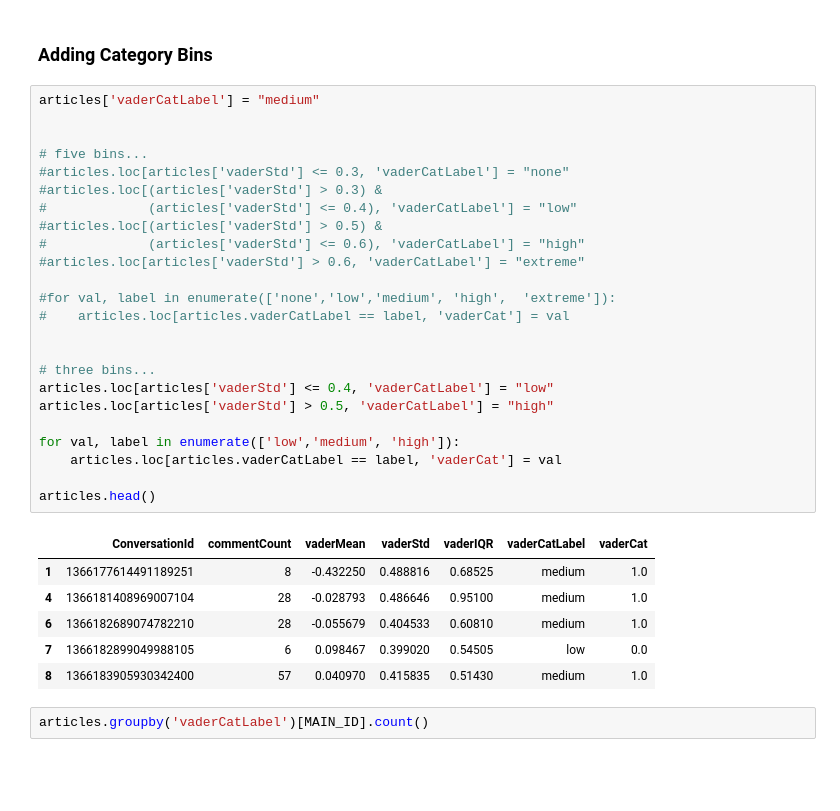
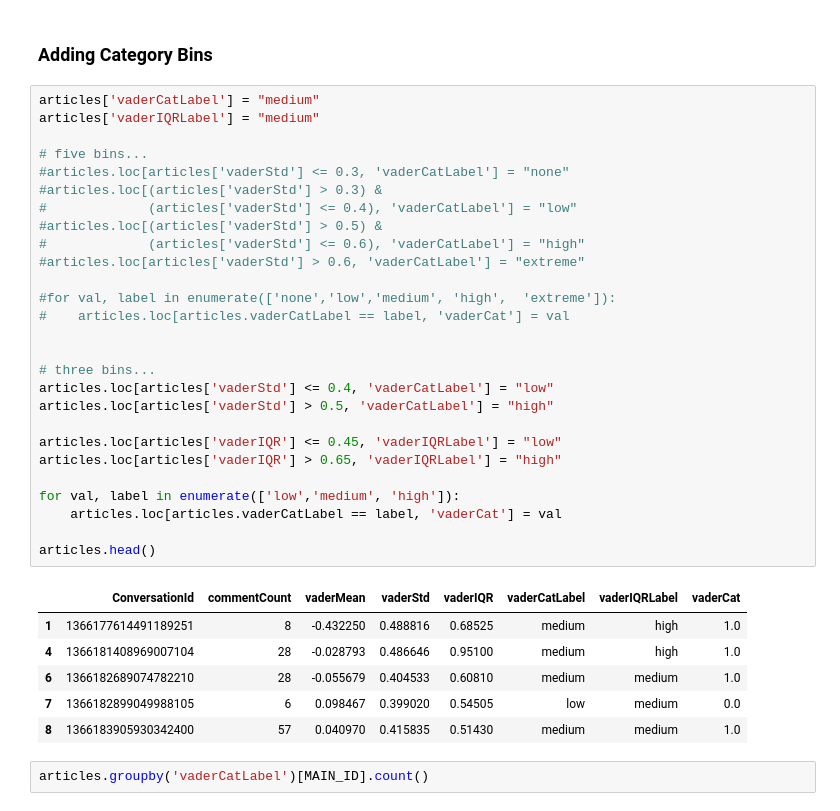
Before and after one commit to advanced-ml-project/project, a Jupyter notebook: sentiment_scores.ipynb, the cells around one changed output. Drawn from its saved outputs; the diff is of its cells as text; blank space fills up the shorter version.

```diff
--- a/sentiment_scores.ipynb
+++ b/sentiment_scores.ipynb
@@ -161,35 +171,38 @@ sns.histplot(x='vaderStd',
 ### Adding Category Bins
 # %%
 articles['vaderCatLabel'] = "medium"
-
+articles['vaderIQRLabel'] = "medium"
 
 # five bins...
 #articles.loc[articles['vaderStd'] <= 0.3, 'vaderCatLabel'] = "none"
 #articles.loc[(articles['vaderStd'] > 0.3) &
 #             (articles['vaderStd'] <= 0.4), 'vaderCatLabel'] = "low"
 #articles.loc[(articles['vaderStd'] > 0.5) &
 #             (articles['vaderStd'] <= 0.6), 'vaderCatLabel'] = "high"
 #articles.loc[articles['vaderStd'] > 0.6, 'vaderCatLabel'] = "extreme"
 
 #for val, label in enumerate(['none','low','medium', 'high',  'extreme']):
 #    articles.loc[articles.vaderCatLabel == label, 'vaderCat'] = val
 
 
 # three bins...
 articles.loc[articles['vaderStd'] <= 0.4, 'vaderCatLabel'] = "low"
 articles.loc[articles['vaderStd'] > 0.5, 'vaderCatLabel'] = "high"
 
+articles.loc[articles['vaderIQR'] <= 0.45, 'vaderIQRLabel'] = "low"
+articles.loc[articles['vaderIQR'] > 0.65, 'vaderIQRLabel'] = "high"
+
 for val, label in enumerate(['low','medium', 'high']):
     articles.loc[articles.vaderCatLabel == label, 'vaderCat'] = val
 
 articles.head()
 # %% [output]
-|  | ConversationId | commentCount | vaderMean | vaderStd | vaderIQR | vaderCatLabel | vaderCat |
-| 1 | 1366177614491189251 | 8 | -0.432250 | 0.488816 | 0.68525 | medium | 1.0 |
-| 4 | 1366181408969007104 | 28 | -0.028793 | 0.486646 | 0.95100 | medium | 1.0 |
-| 6 | 1366182689074782210 | 28 | -0.055679 | 0.404533 | 0.60810 | medium | 1.0 |
-| 7 | 1366182899049988105 | 6 | 0.098467 | 0.399020 | 0.54505 | low | 0.0 |
-| 8 | 1366183905930342400 | 57 | 0.040970 | 0.415835 | 0.51430 | medium | 1.0 |
+|  | ConversationId | commentCount | vaderMean | vaderStd | vaderIQR | vaderCatLabel | vaderIQRLabel | vaderCat |
+| 1 | 1366177614491189251 | 8 | -0.432250 | 0.488816 | 0.68525 | medium | high | 1.0 |
+| 4 | 1366181408969007104 | 28 | -0.028793 | 0.486646 | 0.95100 | medium | high | 1.0 |
+| 6 | 1366182689074782210 | 28 | -0.055679 | 0.404533 | 0.60810 | medium | medium | 1.0 |
+| 7 | 1366182899049988105 | 6 | 0.098467 | 0.399020 | 0.54505 | low | medium | 0.0 |
+| 8 | 1366183905930342400 | 57 | 0.040970 | 0.415835 | 0.51430 | medium | medium | 1.0 |
 # %%
 articles.groupby('vaderCatLabel')[MAIN_ID].count()
 # %% [output]
```
Also changed, not shown: parts of 5 cells of this notebook, 6 other files.
